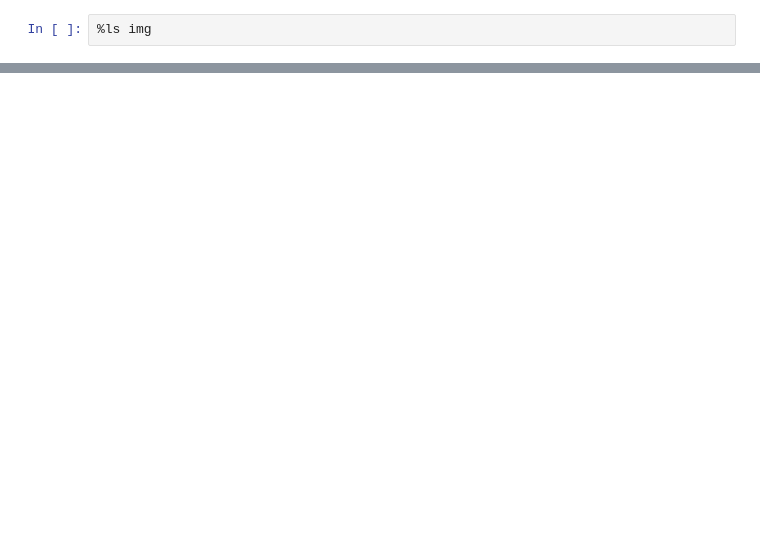
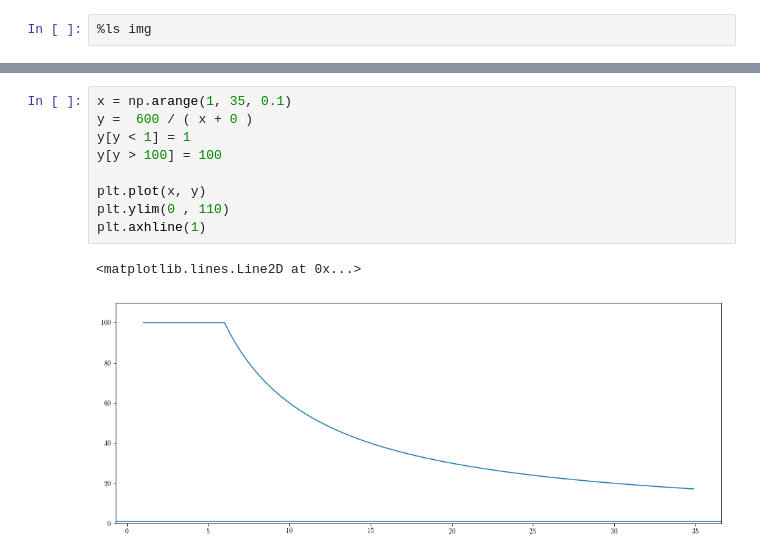
Before and after one commit to AndreiBarsan/DynSLAM, a Jupyter notebook: notebooks/DepthAnalysis.ipynb, the cells around one changed output, grey strips where cells are left out. Drawn from its saved outputs; the diff is of its cells as text; blank space fills up the shorter version.

```diff
--- a/notebooks/DepthAnalysis.ipynb
+++ b/notebooks/DepthAnalysis.ipynb
@@ -255,3 +259,15 @@ Note that if we count missing pixels as errors, ELAS will always plateau below t
 Remaining issue: figure out WHY the error is higher for the fusion than for the input images (note that for Vineet et al. this *is* the case, at least in the dynamic sequences, unless they activate the semantics-based weighting):
 
 ![](img/itm-semantics-depth-plots.png)
+# %%
+x = np.arange(1, 35, 0.1)
+y =  600 / ( x + 0 )
+y[y < 1] = 1
+y[y > 100] = 100
+
+plt.plot(x, y)
+plt.ylim(0 , 110)
+plt.axhline(1)
+# %% [output]
+<matplotlib.lines.Line2D at 0x...>
+[figure, added]
```
Also changed, not shown: parts of 7 cells of this notebook.
